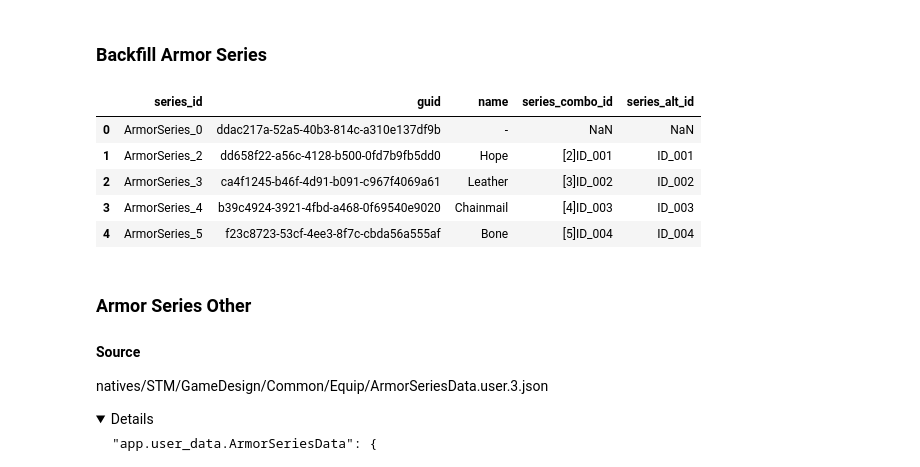
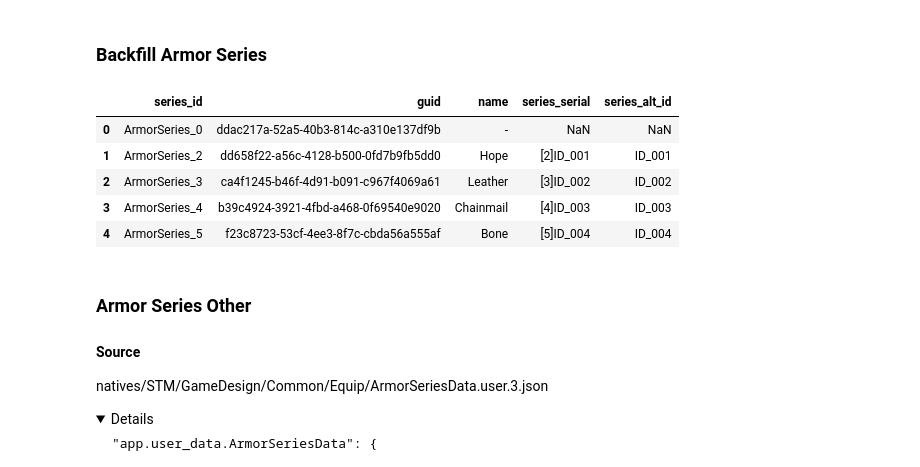
Before and after one commit to NoswalDev/MHWilds_Wrangler, a Jupyter notebook: MHWilds_Wrangle.ipynb, the cells around one changed output. Saved outputs shown, nothing was run; the diff lists cells and outputs as text; code cells hidden in the pictures; folded sections open.

```diff
--- a/MHWilds_Wrangle.ipynb
+++ b/MHWilds_Wrangle.ipynb
@@ -54,7 +54,7 @@ def split_slots(df_og:pd.DataFrame, src_col:str='SlotLevel') -> pd.DataFrame:
     df_o = df_og.copy()
     num_slots = len(df_o[src_col].iloc[0])
     for i in range(num_slots):
-        new_col = f'slot_{i+1}_lv'
+        new_col = f'Slot {i+1}'
         df_o[new_col] = (df_o[src_col].str[i]
                                      .str['app.EquipDef.SlotLevel_Serializable']
                                      .str['_Value']
@@ -85,6 +85,12 @@ def split_skills(df_og: pd.DataFrame,
         df_o[level_name] = df_o[level_col].str[i].astype(int)
     df_o = df_o.drop([skill_col, level_col], axis=1)
     return df_o
+
+# bracket column split
+# df['hs_id'] = df['skillId'].str.extract(r'^(?:.*_)(\d+)$')
+# df['hunter_id'] = df['skillId'].str.extract(r'^\[[^]]+\](.*)$')
+# df['common_id'] = 'SkillCommon_' + df['skillId'].str.extract(r'\[(.*?)\]')
+# df['common_id'] = df['common_id'].str.replace('-','m')
 # %%
 # definitions
 dict_weap_names = {'LongSword':'gs',
@@ -735,18 +757,18 @@ df_armor.head()
 # %% [markdown]
 ### Backfill Armor Series
 # %%
-df_1 = df_armor[['series_combo_id']].copy()
-df_1['series_id'] = 'ArmorSeries_' + df_1['series_combo_id'].str.extract(r'\[(.*?)\]')
+df_1 = df_armor[['series_serial']].copy()
+df_1['series_id'] = 'ArmorSeries_' + df_1['series_serial'].str.extract(r'\[(.*?)\]')
 df_1['series_id'] = df_1['series_id'].str.replace('-','m')
-df_1['series_alt_id'] = df_1['series_combo_id'].str.extract(r'^\[[^]]+\](.*)$')
+df_1['series_alt_id'] = df_1['series_serial'].str.extract(r'^\[[^]]+\](.*)$')
 df_1 = df_1.drop_duplicates(subset='series_id')
 
 df_armor_series = pd.merge(df_armor_series, df_1, on='series_id', how='left')
 df_armor_series.reset_index(drop=True, inplace=True)
 
 df_armor_series.head()
 # %% [output]
-|  | series_id | guid | name | series_combo_id | series_alt_id |
+|  | series_id | guid | name | series_serial | series_alt_id |
 | 0 | ArmorSeries_0 | ddac217a-52a5-40b3-814c-a310e137df9b | - | NaN | NaN |
 | 1 | ArmorSeries_2 | dd658f22-a56c-4128-b500-0fd7b9fb5dd0 | Hope | [2]ID_001 | ID_001 |
 | 2 | ArmorSeries_3 | ca4f1245-b46f-4d91-b091-c967f4069a61 | Leather | [3]ID_002 | ID_002 |
```
Also changed, not shown: parts of 14 cells of this notebook.
